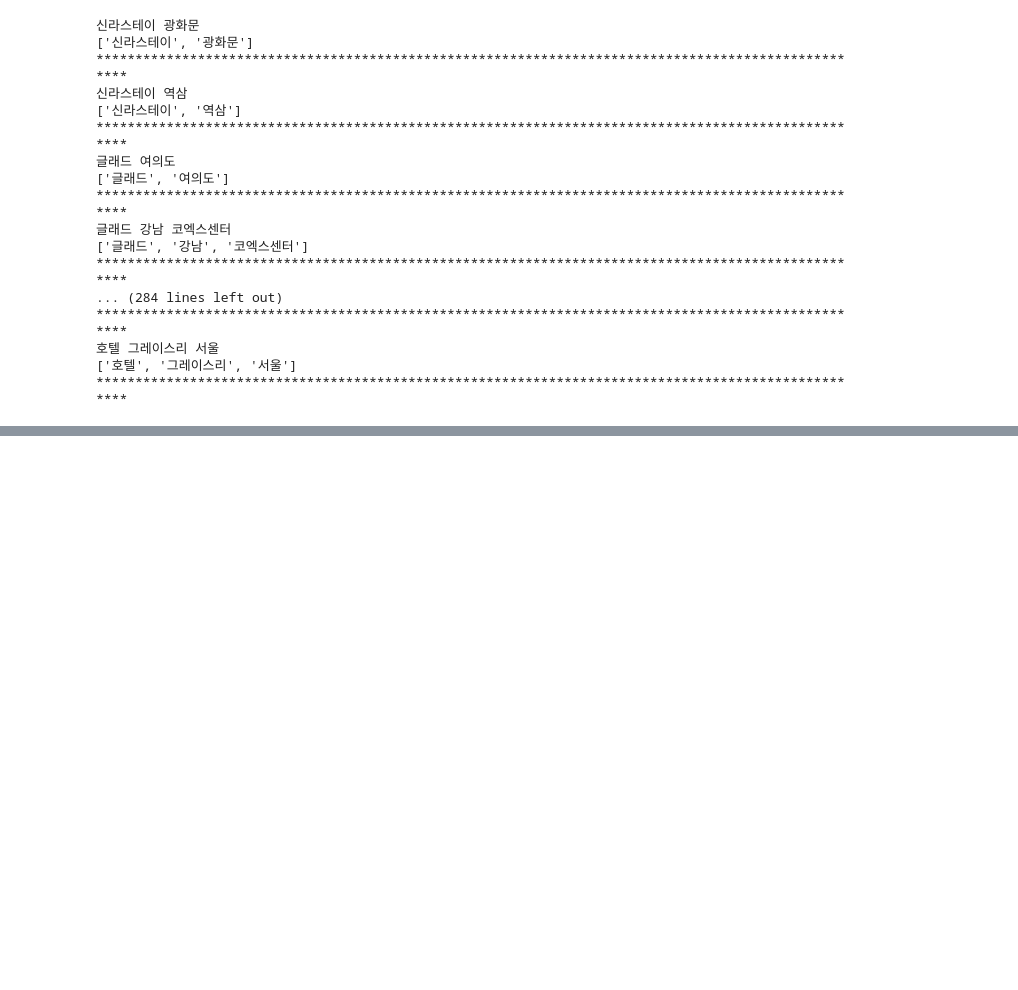
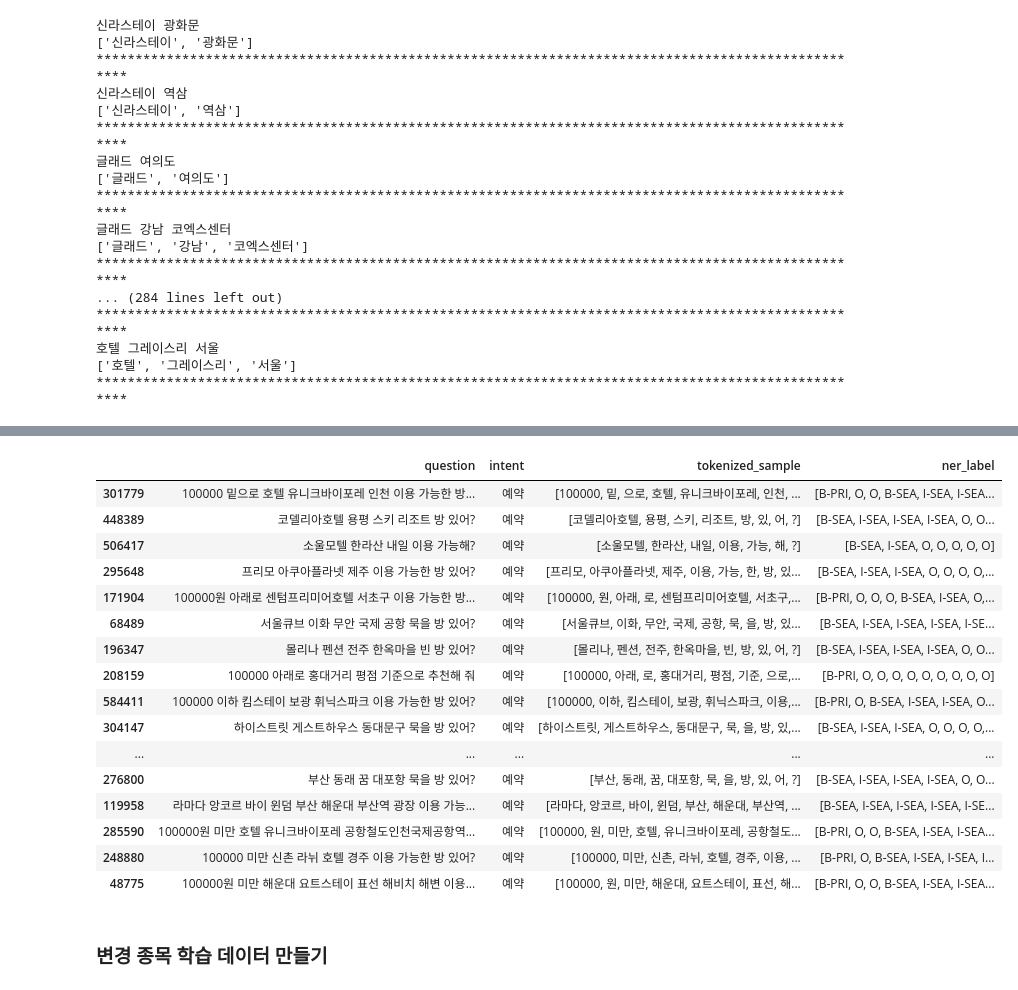
Before and after one commit to changyong93/Natural-language-processing-with-chat-bot, a Jupyter notebook: 챗봇_모델_학습(hotel_ver).ipynb, the cells around one changed output, grey strips where cells are left out. Drawn from its saved outputs; the diff is of its cells as text; code cells hidden in the pictures; blank space fills up the shorter version.

```diff
--- a/챗봇_모델_학습(hotel_ver).ipynb
+++ b/챗봇_모델_학습(hotel_ver).ipynb
@@ -1569,0 +1685,6 @@ for sample in reservation_df["question"].to_list():
+# %%
+for i in range(30):
+  print(f"질문[{i}]: ", reservation_df["question"].to_list()[i])
+  print("토큰화: ", tokenized_sequences[i])
+  print("라벨링: ", label_sequences[i])
+  print("*"*100)
@@ -1569,0 +1709,4 @@ for sample in reservation_df["question"].to_list():
+# %%
+# temps = label_sequences[0].copy()
+label_sequences[0] = temps
+print(label_sequences[0])
@@ -1570,3 +1722,25 @@ for sample in reservation_df["question"].to_list():
+# %%
+## BI 추가
+for j in range(len(label_sequences)):
+# for j in range(len([tests])):
+  temp_label_BI = []
+  sample = label_sequences[j]
+  # sample = [tests][j]
+
+  for i in range(len(sample)):
+    if i==0:
+      if (sample[i] == "PRI") or (sample[i] == "SEA"):
+        temp_label_BI.append("B-" + sample[i])
+
+    else:
+      if sample[i] != "O":
+        if sample[i] == sample[i-1]:
+          temp_label_BI.append("I-" + sample[i])
+        else:
+          temp_label_BI.append("B-" + sample[i])
+      else:
+        temp_label_BI.append("O")
+  label_sequences[j] = temp_label_BI.copy()
 # %%
 for i in range(100):
   print(f"질문[{i}]: ", reservation_df["question"].to_list()[i])
@@ -1599,0 +1768,25 @@ for j  in range(len(tokenized_sequences)): # "호선" 이란 단어가 있을
+# %%
+reservation_df["tokenized_sample"] = tokenized_sequences.copy()
+reservation_df["ner_label"] = label_sequences.copy()
+# %%
+reservation_df.sample(20)
+# %% [output]
+|  | question | intent | tokenized_sample | ner_label |
+| 301779 | 100000 밑으로 호텔 유니크바이포레 인천 이용 가능한 방... | 예약 | [100000, 밑, 으로, 호텔, 유니크바이포레, 인천, ... | [B-PRI, O, O, B-SEA, I-SEA, I-SEA... |
+| 448389 | 코델리아호텔 용평 스키 리조트 방 있어? | 예약 | [코델리아호텔, 용평, 스키, 리조트, 방, 있, 어, ?] | [B-SEA, I-SEA, I-SEA, I-SEA, O, O... |
+| 506417 | 소울모텔 한라산 내일 이용 가능해? | 예약 | [소울모텔, 한라산, 내일, 이용, 가능, 해, ?] | [B-SEA, I-SEA, O, O, O, O, O] |
+| 295648 | 프리모 아쿠아플라넷 제주 이용 가능한 방 있어? | 예약 | [프리모, 아쿠아플라넷, 제주, 이용, 가능, 한, 방, 있... | [B-SEA, I-SEA, I-SEA, O, O, O, O,... |
+| 171904 | 100000원 아래로 센텀프리미어호텔 서초구 이용 가능한 방... | 예약 | [100000, 원, 아래, 로, 센텀프리미어호텔, 서초구,... | [B-PRI, O, O, O, B-SEA, I-SEA, O,... |
+| 68489 | 서울큐브 이화 무안 국제 공항 묵을 방 있어? | 예약 | [서울큐브, 이화, 무안, 국제, 공항, 묵, 을, 방, 있... | [B-SEA, I-SEA, I-SEA, I-SEA, I-SE... |
+| 196347 | 몰리나 펜션 전주 한옥마을 빈 방 있어? | 예약 | [몰리나, 펜션, 전주, 한옥마을, 빈, 방, 있, 어, ?] | [B-SEA, I-SEA, I-SEA, I-SEA, O, O... |
+| 208159 | 100000 아래로 홍대거리 평점 기준으로 추천해 줘 | 예약 | [100000, 아래, 로, 홍대거리, 평점, 기준, 으로,... | [B-PRI, O, O, O, O, O, O, O, O, O] |
+| 584411 | 100000 이하 킴스테이 보광 휘닉스파크 이용 가능한 방 있어? | 예약 | [100000, 이하, 킴스테이, 보광, 휘닉스파크, 이용,... | [B-PRI, O, B-SEA, I-SEA, I-SEA, O... |
+| 304147 | 하이스트릿 게스트하우스 동대문구 묵을 방 있어? | 예약 | [하이스트릿, 게스트하우스, 동대문구, 묵, 을, 방, 있,... | [B-SEA, I-SEA, I-SEA, O, O, O, O,... |
+| ... | ... | ... | ... | ... |
+| 276800 | 부산 동래 꿈 대포항 묵을 방 있어? | 예약 | [부산, 동래, 꿈, 대포항, 묵, 을, 방, 있, 어, ?] | [B-SEA, I-SEA, I-SEA, I-SEA, O, O... |
+| 119958 | 라마다 앙코르 바이 윈덤 부산 해운대 부산역 광장 이용 가능... | 예약 | [라마다, 앙코르, 바이, 윈덤, 부산, 해운대, 부산역, ... | [B-SEA, I-SEA, I-SEA, I-SEA, I-SE... |
+| 285590 | 100000원 미만 호텔 유니크바이포레 공항철도인천국제공항역... | 예약 | [100000, 원, 미만, 호텔, 유니크바이포레, 공항철도... | [B-PRI, O, O, B-SEA, I-SEA, I-SEA... |
+| 248880 | 100000 미만 신촌 라뉘 호텔 경주 이용 가능한 방 있어? | 예약 | [100000, 미만, 신촌, 라뉘, 호텔, 경주, 이용, ... | [B-PRI, O, B-SEA, I-SEA, I-SEA, I... |
+| 48775 | 100000원 미만 해운대 요트스테이 표선 해비치 해변 이용... | 예약 | [100000, 원, 미만, 해운대, 요트스테이, 표선, 해... | [B-PRI, O, O, B-SEA, I-SEA, I-SEA... |
+# %% [markdown]
+### 변경 종목 학습 데이터 만들기
```
Also changed, not shown: parts of 93 cells of this notebook.
